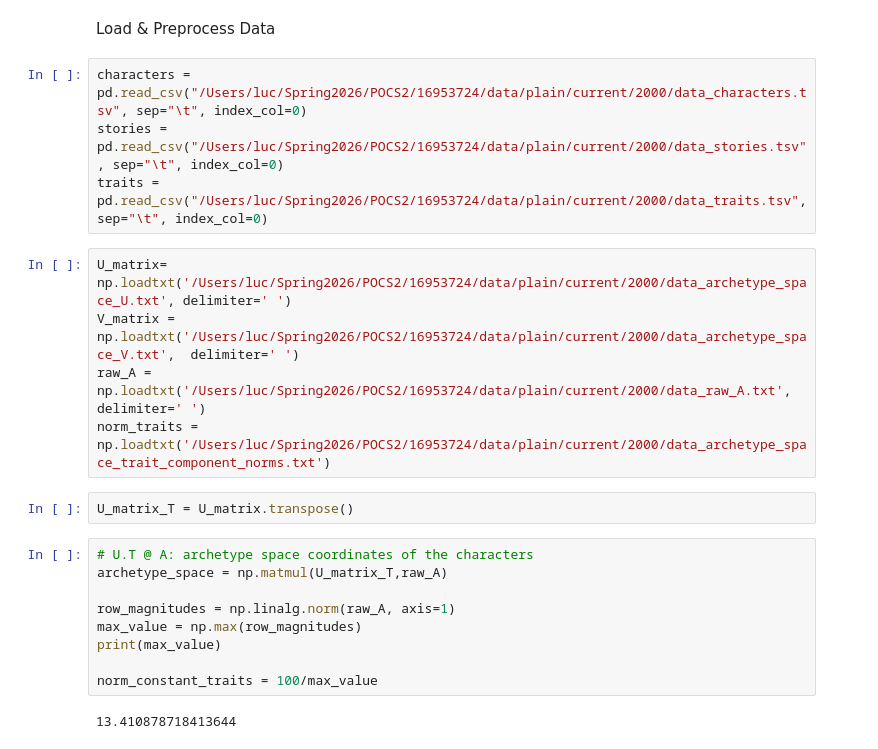
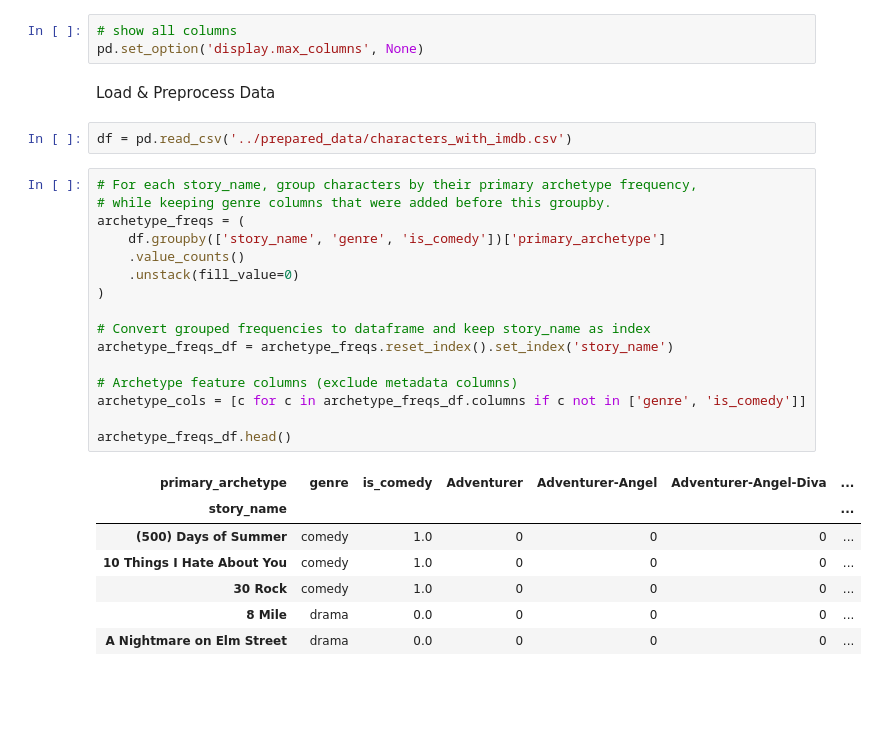
Before and after one commit to lcohenwanis/pocs2-spring2026-genre-from-archetypes, a Jupyter notebook: notebooks/initial_archetype_eda.ipynb, the cells around one changed output. Drawn from its saved outputs; the diff is of its cells as text; blank space fills up the shorter version.

Commit message:
started some initial exploration of cast distillation - frequency & normalized frequency of primary archetypes by story

```diff
--- a/notebooks/initial_archetype_eda.ipynb
+++ b/notebooks/initial_archetype_eda.ipynb
@@ -17,27 +15,34 @@ Notes about the SVD:
 # %%
 import numpy as np
 import pandas as pd
+# %%
+# show all columns
+pd.set_option('display.max_columns', None)
 # %% [markdown]
 Load & Preprocess Data
 # %%
-characters = pd.read_csv("/Users/luc/Spring2026/POCS2/16953724/data/plain/current/2000/data_characters.tsv", sep="\t", index_col=0)
-stories = pd.read_csv("/Users/luc/Spring2026/POCS2/16953724/data/plain/current/2000/data_stories.tsv", sep="\t", index_col=0)
-traits = pd.read_csv("/Users/luc/Spring2026/POCS2/16953724/data/plain/current/2000/data_traits.tsv", sep="\t", index_col=0)
+df = pd.read_csv('../prepared_data/characters_with_imdb.csv')
 # %%
-U_matrix= np.loadtxt('/Users/luc/Spring2026/POCS2/16953724/data/plain/current/2000/data_archetype_space_U.txt', delimiter=' ')
-V_matrix = np.loadtxt('/Users/luc/Spring2026/POCS2/16953724/data/plain/current/2000/data_archetype_space_V.txt',  delimiter=' ')
-raw_A = np.loadtxt('/Users/luc/Spring2026/POCS2/16953724/data/plain/current/2000/data_raw_A.txt',  delimiter=' ')
-norm_traits = np.loadtxt('/Users/luc/Spring2026/POCS2/16953724/data/plain/current/2000/data_archetype_space_trait_component_norms.txt')
+# For each story_name, group characters by their primary archetype frequency,
+# while keeping genre columns that were added before this groupby.
+archetype_freqs = (
+    df.groupby(['story_name', 'genre', 'is_comedy'])['primary_archetype']
+    .value_counts()
+    .unstack(fill_value=0)
+)
+
+# Convert grouped frequencies to dataframe and keep story_name as index
+archetype_freqs_df = archetype_freqs.reset_index().set_index('story_name')
+
+# Archetype feature columns (exclude metadata columns)
+archetype_cols = [c for c in archetype_freqs_df.columns if c not in ['genre', 'is_comedy']]
+
+archetype_freqs_df.head()
+# %% [output]
+| primary_archetype | genre | is_comedy | Adventurer | Adventurer-Angel | Adventurer-Angel-Diva | ... |
+| story_name |  |  |  |  |  | ... |
+| (500) Days of Summer | comedy | 1.0 | 0 | 0 | 0 | ... |
+| 10 Things I Hate About You | comedy | 1.0 | 0 | 0 | 0 | ... |
+| 30 Rock | comedy | 1.0 | 0 | 0 | 0 | ... |
+| 8 Mile | drama | 0.0 | 0 | 0 | 0 | ... |
+| A Nightmare on Elm Street | drama | 0.0 | 0 | 0 | 0 | ... |
-# %%
-U_matrix_T = U_matrix.transpose()
-# %%
-# U.T @ A: archetype space coordinates of the characters
-archetype_space = np.matmul(U_matrix_T,raw_A)
-
-row_magnitudes = np.linalg.norm(raw_A, axis=1)
-max_value = np.max(row_magnitudes)
-print(max_value)
-
-norm_constant_traits = 100/max_value
-# %% [output]
-13.410878718413644
```
Also changed, not shown: parts of 9 cells of this notebook, 1 other file.
